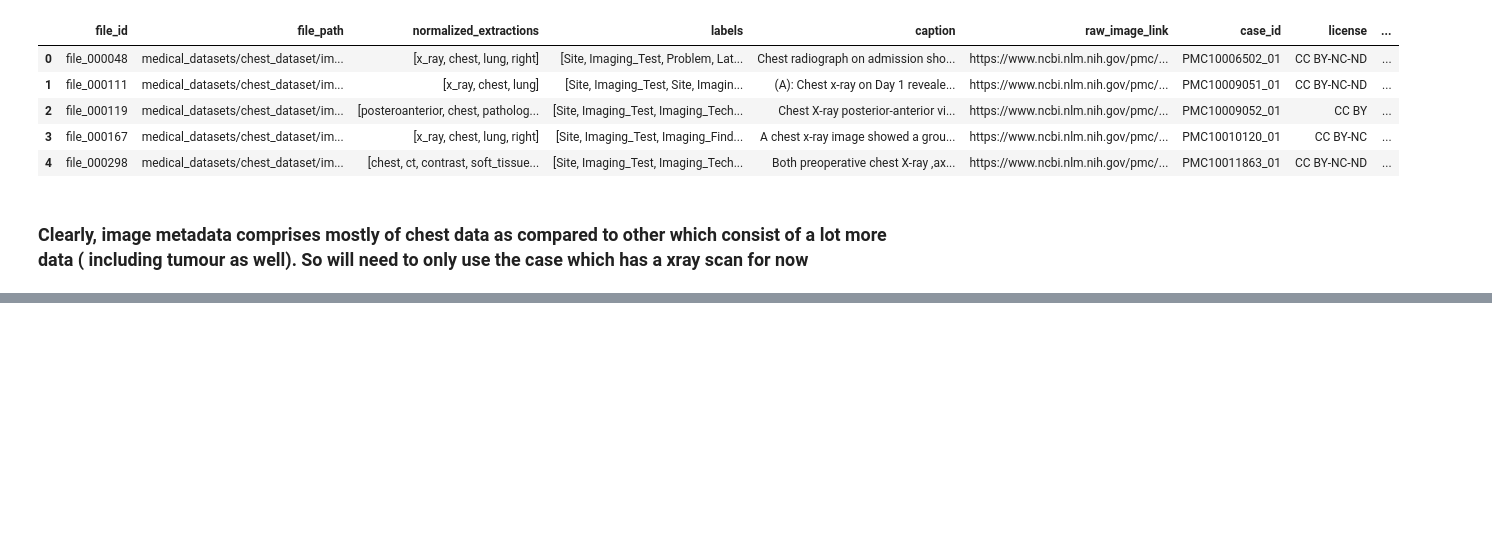
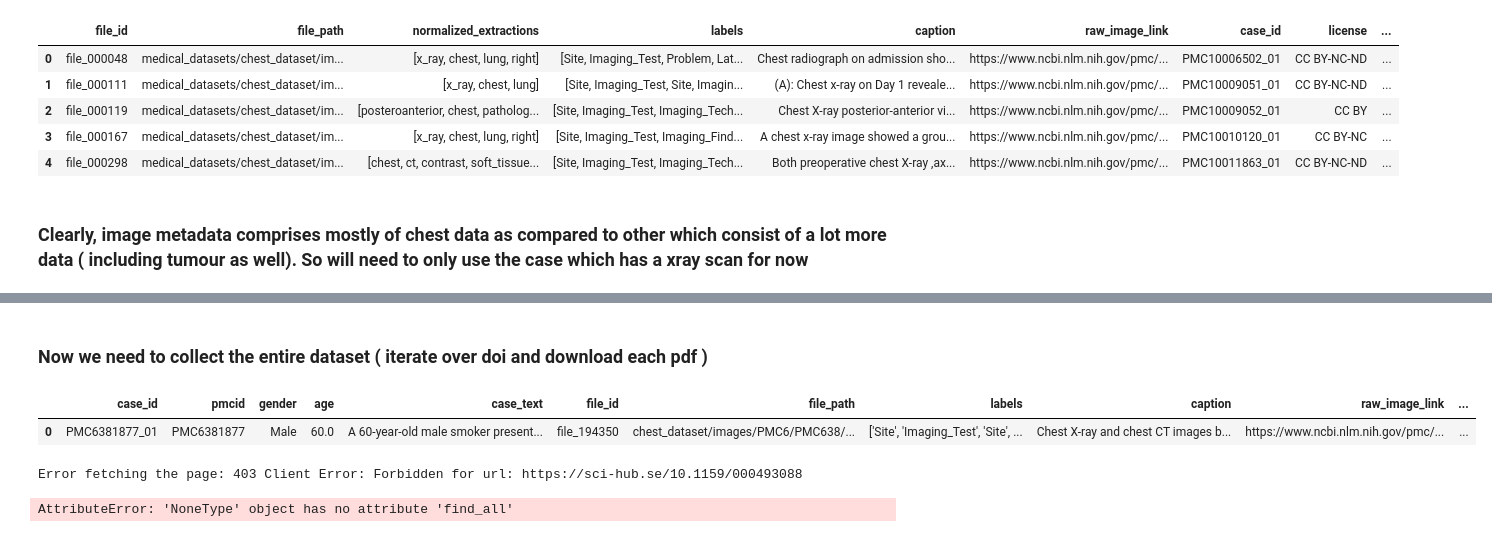
Before and after one commit to Archit381/Medical-Diagnosis-with-Graph-RAG, a Jupyter notebook: dataset/preprocessing_dataset.ipynb, the cells around one changed output, grey strips where cells are left out. Cells and saved outputs as stored; diff of their text form; code cells hidden in the pictures; blank space fills up the shorter version.

Commit message:
implement a scraper but ip ban issue, pre processing incomplete

```diff
--- a/dataset/preprocessing_dataset.ipynb
+++ b/dataset/preprocessing_dataset.ipynb
@@ -120,0 +144,19 @@ Image metadata consists of: (2287, 9)
+# %% [markdown]
+### Now we need to collect the entire dataset ( iterate over doi and download each pdf )
+# %%
+combined_df = pd.read_csv("chest_dataset.csv")
+# %%
+combined_df.head(1)
+# %% [output]
+|  | case_id | pmcid | gender | age | case_text | file_id | file_path | labels | caption | raw_image_link | ... |
+| 0 | PMC6381877_01 | PMC6381877 | Male | 60.0 | A 60-year-old male smoker present... | file_194350 | chest_dataset/images/PMC6/PMC638/... | ['Site', 'Imaging_Test', 'Site', ... | Chest X-ray and chest CT images b... | https://www.ncbi.nlm.nih.gov/pmc/... | ... |
+# %%
+for i in range(len(combined_df)-1):
+    doi = combined_df['doi'][i]
+    pmid = combined_df['pmid'][i]
+
+    scraper = CaseFile_Scraper(doi=doi, pmid=str(pmid))
+    scraper.scrape_and_download()
+# %% [output]
+Error fetching the page: 403 Client Error: Forbidden for url: https://sci-hub.se/10.1159/000493088
+AttributeError: 'NoneType' object has no attribute 'find_all'
```
Also changed, not shown: parts of 9 cells of this notebook, 2 other files.
